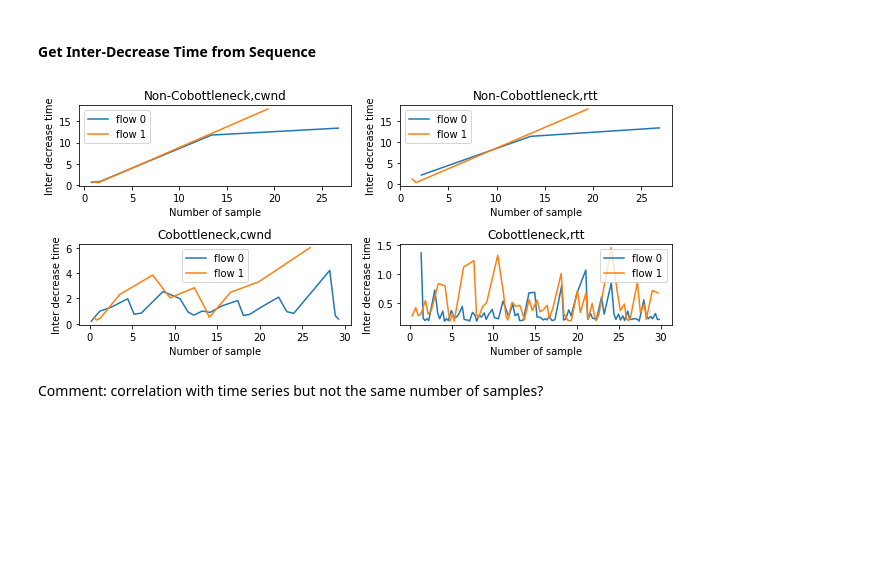
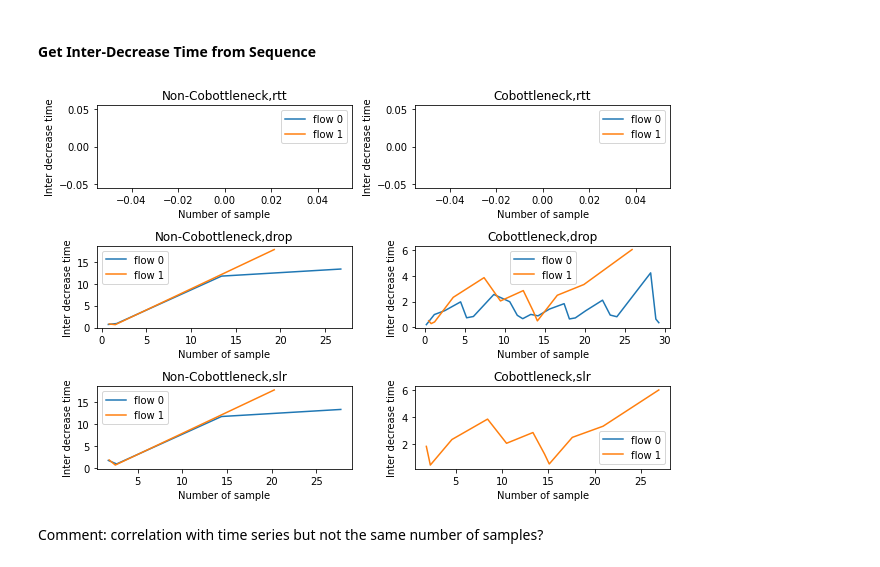
Before and after one commit to PrinceS17/NS_Simulation_Toolkit, a Jupyter notebook: script/corr_analysis.ipynb, the cells around one changed output. Saved outputs shown, nothing was run; the diff lists cells and outputs as text; code cells hidden in the pictures; blank space fills up the shorter version.

Commit message:
Add q-drop figure.

```diff
--- a/script/corr_analysis.ipynb
+++ b/script/corr_analysis.ipynb
@@ -16,6 +16,7 @@ import matplotlib.pyplot as plt
 csvs, qcsv, rcsv = [], [], []
 raw_folder = '../BBR_test/ns-3.27/MboxStatistics/'
 Run_id = [
+    2829, 2830,   # same, with slr and drop prepared
     176, 177,   # same, but add reverse cross traffic w/ 30M x 10
 
     664, 665,   # 10+10, inter 1000p, codel, proc = 10us
@@ -30,14 +31,14 @@ Run_id = [
     665, 666,   # 10+10 case, shared 200M, cRate 8M, inter 100p, default 1000p, rx Edge 10
     463, 464
 ]
-N_flows = [10, 10, 10, 10, 10, 10, 10, 10, 10, 4, 4]
+N_flows = [10, 10, 10, 10, 10, 10, 10, 10, 10, 10, 4, 4]
 for rid, n_flow in zip(Run_id, N_flows):
     csvs.append((f'all-data_{rid}.csv', n_flow))
     qcsv.append(f'queue_{rid}.csv')
     rcsv.append(f'rate_{rid}.csv')
 
 Csv_files = csvs[:2]
-Fields = ['cwnd', 'rtt']         # candidates: cwnd, rtt, llr, drop, bytes_in_flight, cstate
+Fields = ['rtt', 'drop', 'slr']         # candidates: cwnd, rtt, slr, drop, bytes_in_flight, cstate
 
 for csvs in [qcsv, rcsv]:
     for i, csv in enumerate(csvs):
@@ -104,11 +105,11 @@ co_df = dfs[1][['time', 'flow'] + fields]
 cases = ['Non-Cobottleneck', 'Cobottleneck']
 
 # two flows from Non-Cobtnk case
-fig, ax = plt.subplots(len(fields),2, figsize=(9,6))
+fig, ax = plt.subplots(len(fields),2, figsize=(9,2*len(fields)))
 for i, df in enumerate([nonco_df, co_df]):
     for j, field in enumerate(fields):
         df = df[df.flow < 2]        # only the two normal flows
-        sns.lineplot(x='time', y=field, hue='flow', data=df, ax=ax[i, j])
-        ax[i, j].set_title(cases[i] + f', {field}')
+        sns.lineplot(x='time', y=field, hue='flow', data=df, ax=ax[j, i])
+        ax[j, i].set_title(cases[i] + f', {field}')
 plt.tight_layout()
 # %% [output]
@@ -139,23 +140,23 @@ def inter_decrease_time(df, dec=None):
             res = res.append(tmp)
             t_last = row['time']
     return res.copy()
 
-fig, ax = plt.subplots(len(fields), 2, figsize=(9,4))
-dec = [1000, 0.002]             # TODO: hack for now
+fig, ax = plt.subplots(len(fields), 2, figsize=(9,6))
+dec = [1000, 0.002, 0.001]             # TODO: hack for now, length should be the same as len(fields)
 for i, df in enumerate([nonco_df, co_df]):
     for j, field in enumerate(fields):
         for flow in [0, 1]:
             data = df[df.flow == flow][['time', field]]
             res = inter_decrease_time(data, dec[j])
-            ax[i, j].plot(res.time, res.interval)
-        ax[i, j].legend(['flow 0', 'flow 1'])
-        ax[i, j].set_ylabel(f'Inter decrease time')
-        ax[i, j].set_xlabel(f'Number of sample')
-        ax[i, j].set_title(cases[i] + ',' + field)
+            ax[j, i].plot(res.time, res.interval)
+        ax[j, i].legend(['flow 0', 'flow 1'])
+        ax[j, i].set_ylabel(f'Inter decrease time')
+        ax[j, i].set_xlabel(f'Number of sample')
+        ax[j, i].set_title(cases[i] + ',' + field)
 plt.tight_layout()
 plt.show()
 # %% [output]
-[figure, old version]
+[figure, new version]
 # %% [markdown]
 Comment:
 correlation with time series but not the same number of samples?
```
Also changed, not shown: parts of 12 cells of this notebook, 1 other file.
